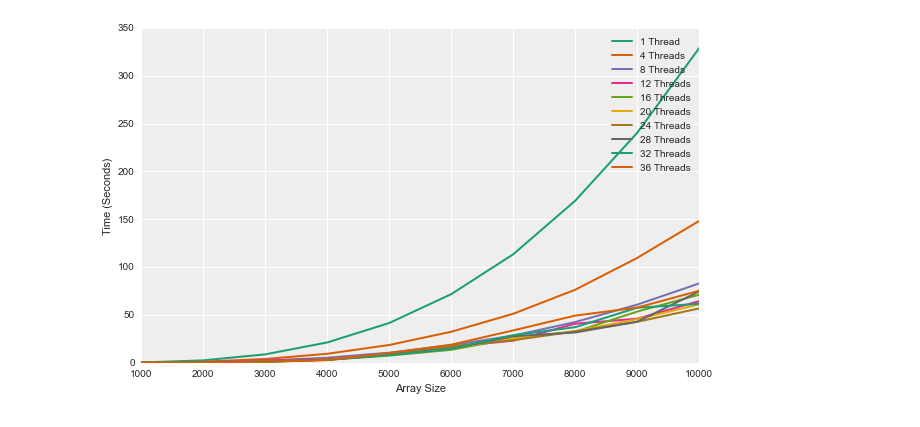
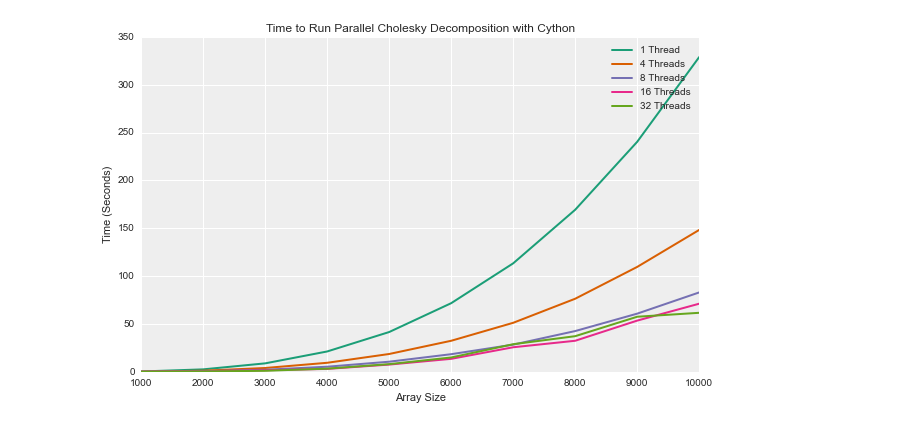
Before and after one commit to neelspatel/CS205_Final_Project, a Jupyter notebook: web/static_site/graphs.ipynb, the cells around one changed output. Drawn from its saved outputs; the diff is of its cells as text; code cells hidden in the pictures.

Commit message:
new graphs

```diff
--- a/web/static_site/graphs.ipynb
+++ b/web/static_site/graphs.ipynb
@@ -135,12 +137,13 @@ times = map(clean, text_split)
 data = pd.DataFrame(times)
 data.columns = ['Num Threads', 'Array Size', 'Time (Seconds)']
 # %%
-for nthreads in ([1] + range(4, 40, 4)):
+for nthreads in [1, 4, 8, 16, 32]:
     subset = data[data['Num Threads'] == nthreads]
     plt.plot(subset['Array Size'], subset['Time (Seconds)'], label="{} Thread{}".format(nthreads, "s" if nthreads > 1 else ""))
 plt.legend()
 plt.xlabel('Array Size')
 plt.ylabel('Time (Seconds)')
+plt.title('Time to Run Parallel Cholesky Decomposition with Cython')
 plt.show()
 # %% [output]
-[figure, old version]
+[figure, new version]
```
Also changed, not shown: parts of 7 cells of this notebook.
